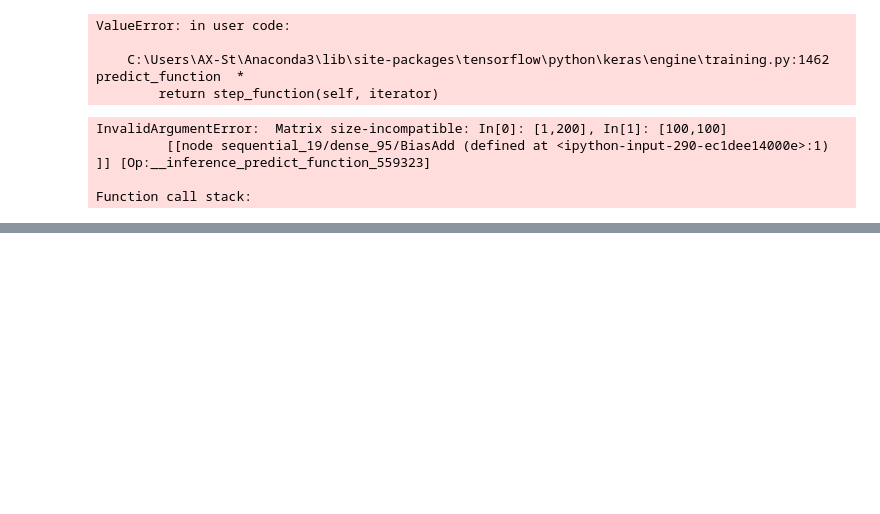
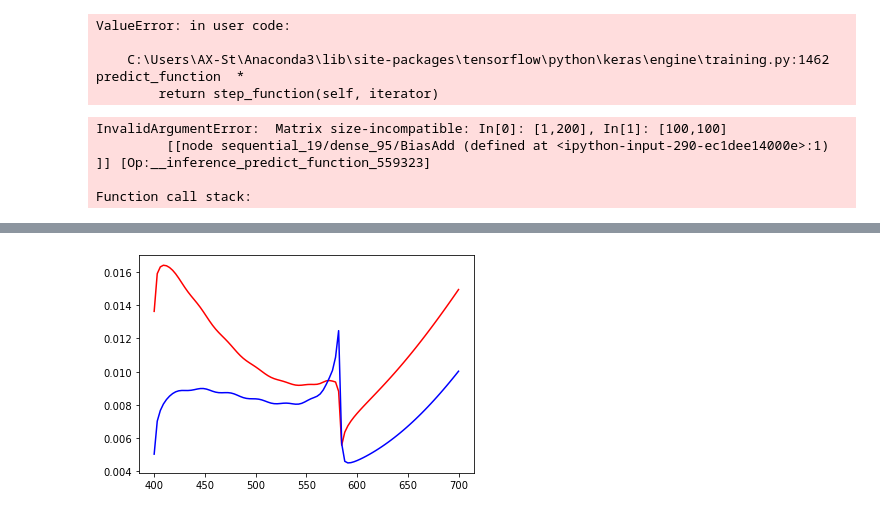
Before and after one commit to Nanometrisis/Nanomet_project_2021, a Jupyter notebook: Nanomet_processing_and_modeling.ipynb, the cells around one changed output, grey strips where cells are left out. Cells and saved outputs as stored; diff of their text form; code cells hidden in the pictures; blank space fills up the shorter version.

```diff
--- a/Nanomet_processing_and_modeling.ipynb
+++ b/Nanomet_processing_and_modeling.ipynb
@@ -1489,0 +1495,8 @@ Function call stack:
+# %%
+#pre_heldout= model_forward.predict(df_test_out.drop(['Reflectance'], axis=1))
+
+plt.plot(df_helout['wavelength'], df_helout['Reflectance'],'r')
+plt.plot(df_test_out['wavelength'], df_test_out['Reflectance'], 'b')
+plt.show()
+# %% [output]
+[figure, added]
```
Also changed, not shown: parts of 33 cells of this notebook, 11 other files.
